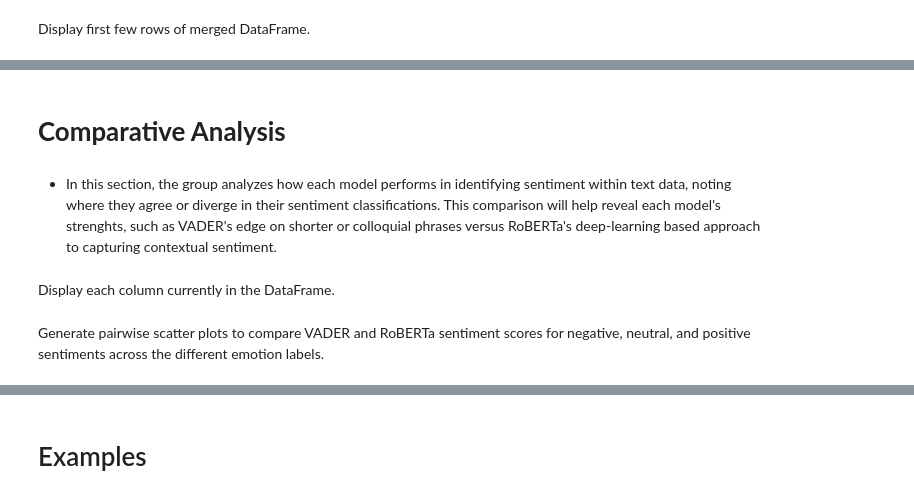
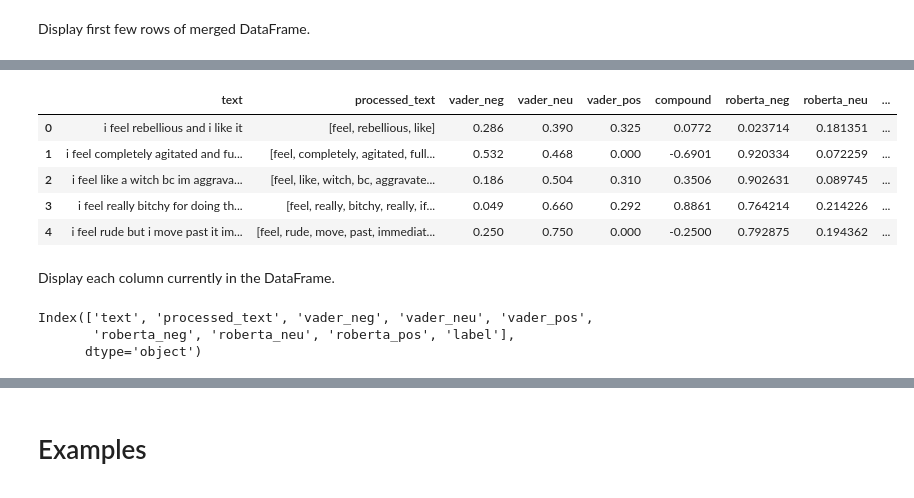
Before and after one commit to APaguil1990/AFFECTV_MCO, a Jupyter notebook: AFFECTV_MCO_Remake.ipynb, the cells around one changed output, grey strips where cells are left out. Drawn from its saved outputs; the diff is of its cells as text; code cells hidden in the pictures.

```diff
--- a/AFFECTV_MCO_Remake.ipynb
+++ b/AFFECTV_MCO_Remake.ipynb
@@ -658,23 +736,23 @@ for i, row in tqdm( df.iterrows(), total = len(df) ):
 # %% [markdown]
 Convert res dictionary into a DataFrame, renames columns for clarity, and merges it with the original DataFrame on the Index column or the DataFrame's index if Index is not available.
 # %%
-# Convert the 'res' dictionary to a DataFrame, transposing to align rows with IDs
-results_df = pd.DataFrame(res).T
+# Convert the 'res' dictionary to a DataFrame
+results_df = pd.DataFrame(res).T  # Transpose so IDs align with rows
 
-# Reset index and rename 'index' column to 'id' for easier merging
+# Reset the index and rename the 'index' column to 'Id' for easier merging
 results_df = results_df.reset_index().rename(columns={
     'index': 'Id',          # Rename index to Id
-    'neg': 'vader_neg',     # Rename 'neg' column to vader_neg
-    'neu': 'vader_neu',     # Rename 'neu' column to vader_neu
-    'pos': 'vader_pos'      # Rename 'pos' column to vader_pos
+    'roberta_neg': 'roberta_neg',  # Keep RoBERTa score columns
+    'roberta_neu': 'roberta_neu',
+    'roberta_pos': 'roberta_pos'
 })
 
 # Merge results DataFrame with the original DataFrame on 'Id' and 'Index' columns
 if 'Index' in df.columns:
-    results_df = results_df.merge(df, how = 'left', left_on = 'Id', right_on = 'Index')
+    results_df = results_df.merge(df, how='left', left_on='Id', right_on='Index')
 else:
     # If 'Index' is not a column, merge on index
-    results_df = results_df.merge(df, how = 'left', left_on = 'Id', right_index = True)
+    results_df = results_df.merge(df, how='left', left_on='Id', right_index=True)
 # %% [markdown]
 Display first few rows of merged DataFrame.
 # %%
@@ -682,10 +767,39 @@ results_df.head()
-# %% [markdown]
-# **Comparative Analysis**
-# %% [markdown]
-- In this section, the group analyzes how each model performs in identifying sentiment within text data, noting where they agree or diverge in their sentiment classifications. This comparison will help reveal each model's strenghts, such as VADER's edge on shorter or colloquial phrases versus RoBERTa's deep-learning based approach to capturing contextual sentiment.
+# %%
+merged_df = vaders.merge(results_df, on='Index', how='inner')
+
+# Rename columns if needed (e.g., _x, _y suffixes)
+merged_df.rename(columns={
+    'text_x': 'text',
+    'label_x': 'label',
+    'processed_text_x': 'processed_text',
+    # Add renaming for other duplicated columns
+}, inplace=True)
+
+# Dynamically filter the columns to keep
+columns_to_keep = [
+    col for col in [
+        'text', 'processed_text' ,'vader_neg', 'vader_neu', 'vader_pos', 'compound',
+        'roberta_neg', 'roberta_neu', 'roberta_pos',
+        'label',
+        'char_count', 'word_count', 'message_length',
+        'tokens', 'pos_tags'
+    ] if col in merged_df.columns
+]
+
+merged_df = merged_df[columns_to_keep]
+merged_df.head()
+# %% [output]
+|  | text | processed_text | vader_neg | vader_neu | vader_pos | compound | roberta_neg | roberta_neu | ... |
+| 0 | i feel rebellious and i like it | [feel, rebellious, like] | 0.286 | 0.390 | 0.325 | 0.0772 | 0.023714 | 0.181351 | ... |
+| 1 | i feel completely agitated and fu... | [feel, completely, agitated, full... | 0.532 | 0.468 | 0.000 | -0.6901 | 0.920334 | 0.072259 | ... |
+| 2 | i feel like a witch bc im aggrava... | [feel, like, witch, bc, aggravate... | 0.186 | 0.504 | 0.310 | 0.3506 | 0.902631 | 0.089745 | ... |
+| 3 | i feel really bitchy for doing th... | [feel, really, bitchy, really, if... | 0.049 | 0.660 | 0.292 | 0.8861 | 0.764214 | 0.214226 | ... |
+| 4 | i feel rude but i move past it im... | [feel, rude, move, past, immediat... | 0.250 | 0.750 | 0.000 | -0.2500 | 0.792875 | 0.194362 | ... |
 # %% [markdown]
 Display each column currently in the DataFrame.
 # %%
-results_df.columns
+merged_df.columns
+# %% [output]
+Index(['text', 'processed_text', 'vader_neg', 'vader_neu', 'vader_pos',
+       'roberta_neg', 'roberta_neu', 'roberta_pos', 'label'],
+      dtype='object')
-# %% [markdown]
-Generate pairwise scatter plots to compare VADER and RoBERTa sentiment scores for negative, neutral, and positive sentiments across the different emotion labels.
```
Also changed, not shown: parts of 44 cells of this notebook.
